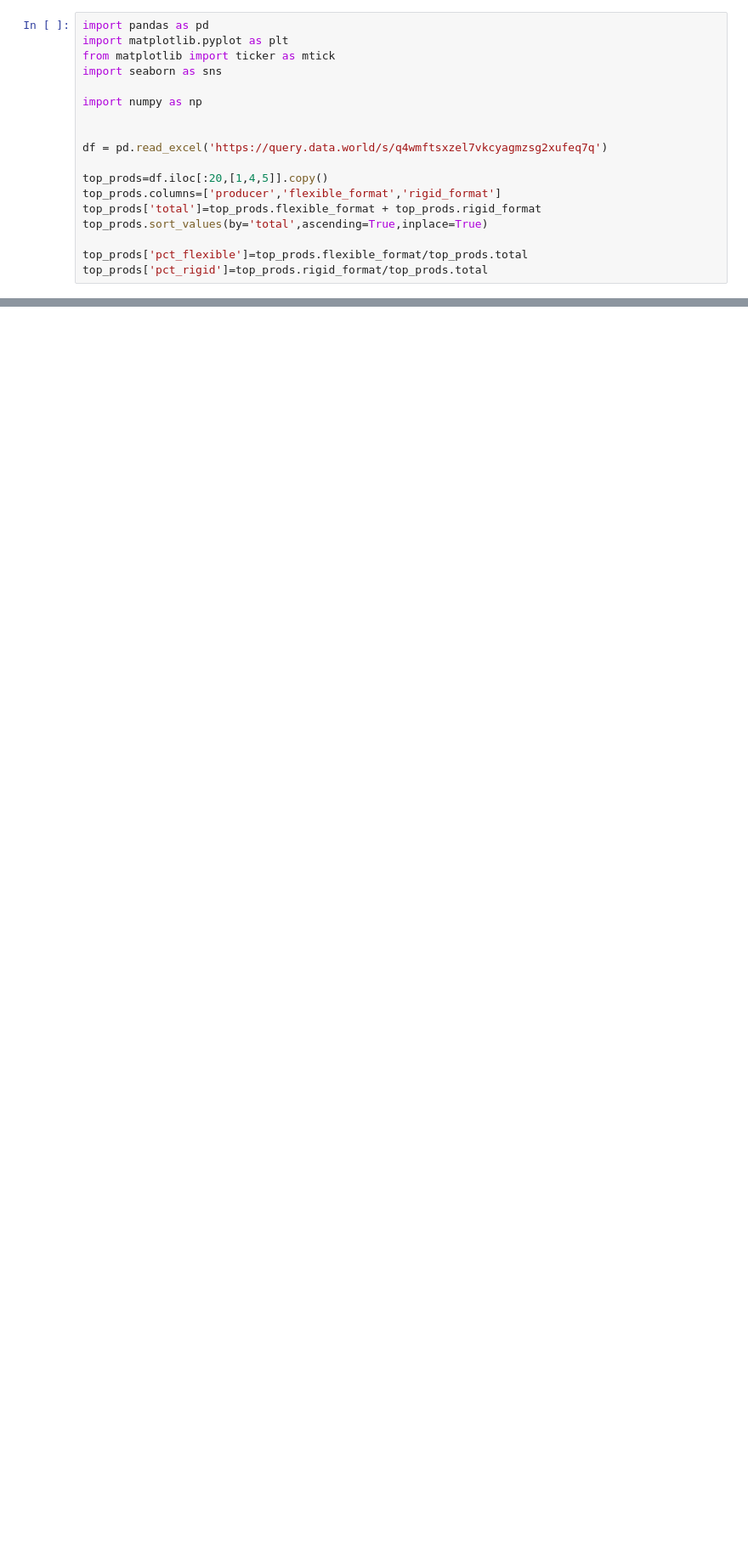
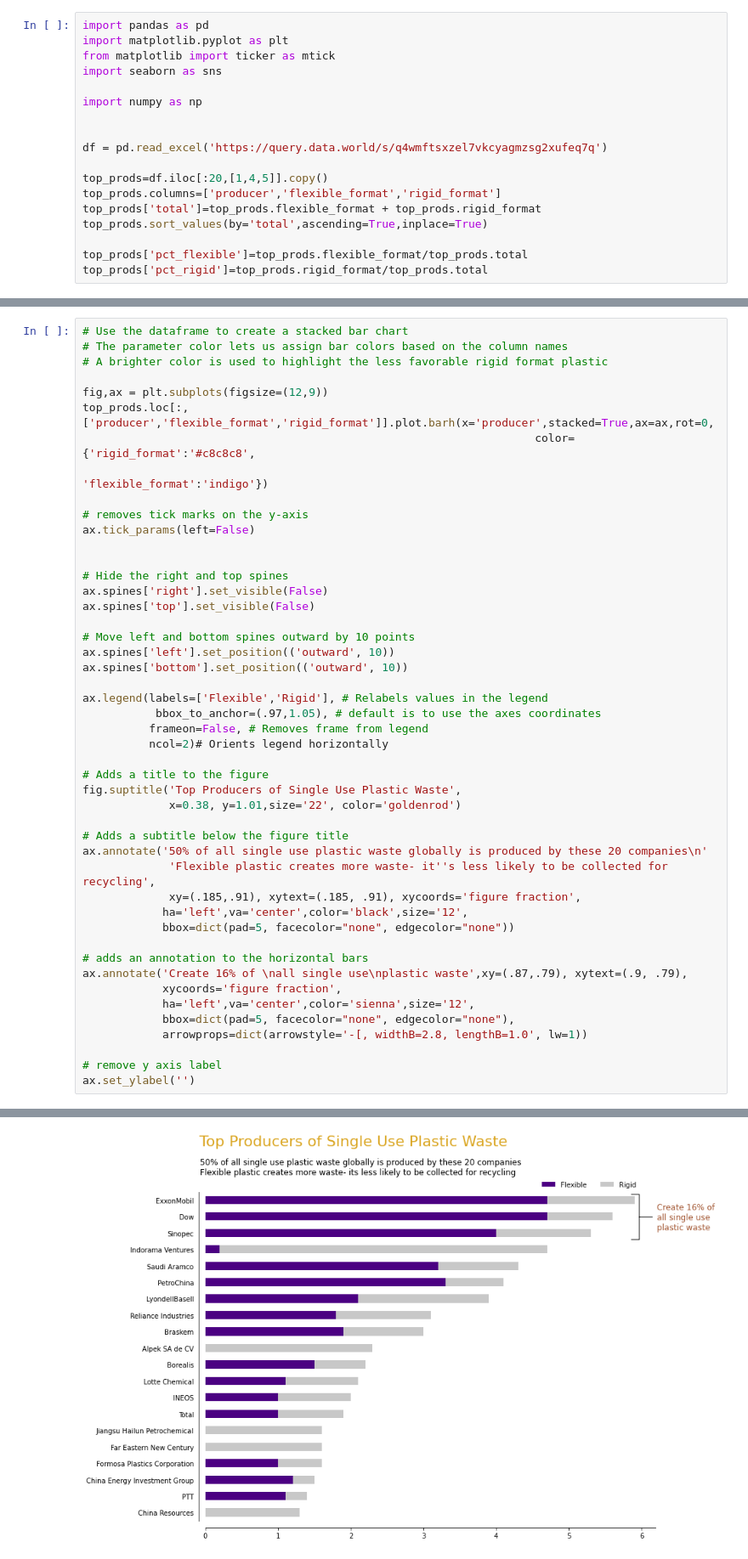
Before and after one commit to NicoleRL25/data-viz, a Jupyter notebook: makeover_monday/code/mom_plastic_waste.ipynb, the cells around one changed output, grey strips where cells are left out. Shown at 85% size. Saved outputs shown, nothing was run; the diff lists cells and outputs as text; blank space fills up the shorter version.

Commit message:
Update mom_plastic_waste.ipynb
Changed gray to #C8C8C8

````diff
--- a/makeover_monday/code/mom_plastic_waste.ipynb
+++ b/makeover_monday/code/mom_plastic_waste.ipynb
@@ -129,3 +129,51 @@ ax.annotate('Create 16% of \nall single use\nplastic waste',xy=(.87,.79), xytext
 ax.set_ylabel('')
 
 ```
+# %%
+# Use the dataframe to create a stacked bar chart
+# The parameter color lets us assign bar colors based on the column names
+# A brighter color is used to highlight the less favorable rigid format plastic
+
+fig,ax = plt.subplots(figsize=(12,9))
+top_prods.loc[:,['producer','flexible_format','rigid_format']].plot.barh(x='producer',stacked=True,ax=ax,rot=0,
+                                                                    color={'rigid_format':'#c8c8c8',
+                                                                           'flexible_format':'indigo'})
+
+# removes tick marks on the y-axis
+ax.tick_params(left=False)
+
+
+# Hide the right and top spines
+ax.spines['right'].set_visible(False)
+ax.spines['top'].set_visible(False)
+
+# Move left and bottom spines outward by 10 points
+ax.spines['left'].set_position(('outward', 10))
+ax.spines['bottom'].set_position(('outward', 10))
+
+ax.legend(labels=['Flexible','Rigid'], # Relabels values in the legend
+           bbox_to_anchor=(.97,1.05), # default is to use the axes coordinates
+          frameon=False, # Removes frame from legend
+          ncol=2)# Orients legend horizontally
+
+# Adds a title to the figure
+fig.suptitle('Top Producers of Single Use Plastic Waste',
+             x=0.38, y=1.01,size='22', color='goldenrod')
+
+# Adds a subtitle below the figure title
+ax.annotate('50% of all single use plastic waste globally is produced by these 20 companies\n'
+             'Flexible plastic creates more waste- it''s less likely to be collected for recycling',
+             xy=(.185,.91), xytext=(.185, .91), xycoords='figure fraction',
+            ha='left',va='center',color='black',size='12',
+            bbox=dict(pad=5, facecolor="none", edgecolor="none"))
+
+# adds an annotation to the horizontal bars
+ax.annotate('Create 16% of \nall single use\nplastic waste',xy=(.87,.79), xytext=(.9, .79),
+            xycoords='figure fraction',
+            ha='left',va='center',color='sienna',size='12',
+            bbox=dict(pad=5, facecolor="none", edgecolor="none"),
+            arrowprops=dict(arrowstyle='-[, widthB=2.8, lengthB=1.0', lw=1))
+
+# remove y axis label
+ax.set_ylabel('')
+# %% [output]
@@ -131,0 +181 @@ ax.set_ylabel('')
+[figure, added]
````
Also changed, not shown: parts of 3 cells of this notebook.
